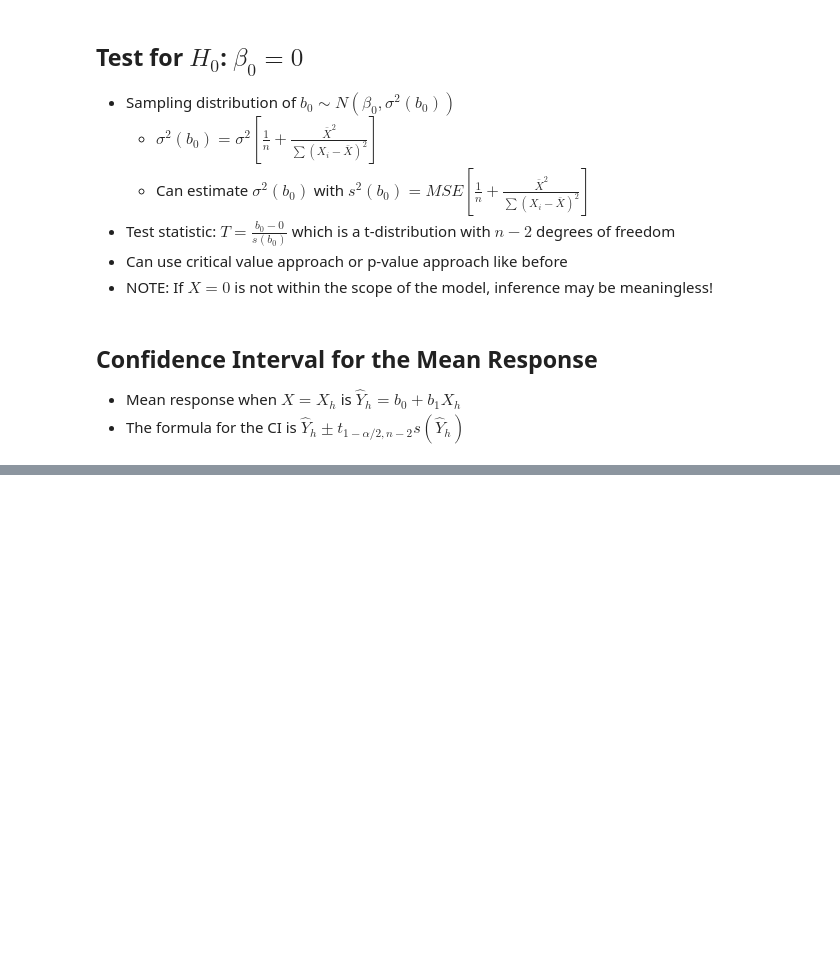
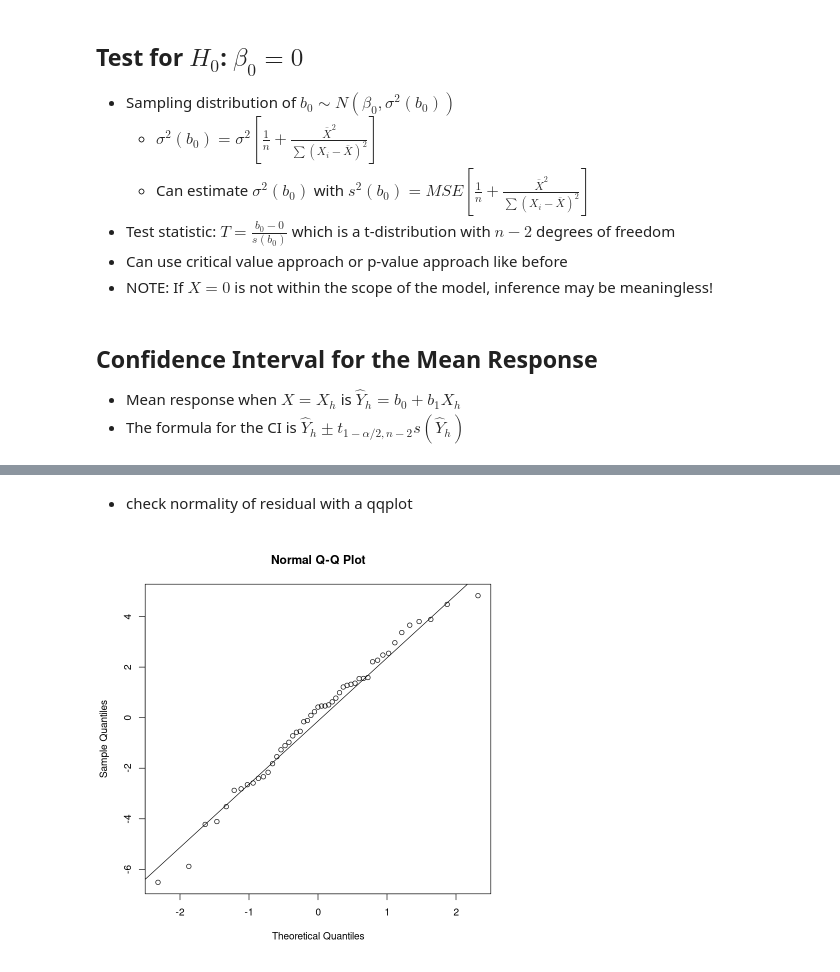
Before and after one commit to TrevorBushnell/STEM-Notes, a Jupyter notebook: MATH425 Applied Statistical Models/D - Inferences in Regression Analysis.ipynb, the cells around one changed output, grey strips where cells are left out. Cells and saved outputs as stored; diff of their text form; code cells hidden in the pictures; blank space fills up the shorter version.

```diff
--- a/MATH425 Applied Statistical Models/D - Inferences in Regression Analysis.ipynb
+++ b/MATH425 Applied Statistical Models/D - Inferences in Regression Analysis.ipynb
@@ -120,0 +174,7 @@ $$
+# %% [markdown]
+* check normality of residual with a qqplot
+# %%
+qqnorm(resid(data_reg))
+qqline(resid(data_reg))
+# %% [output]
+[figure, added]
```
Also changed, not shown: parts of 12 cells of this notebook, 5 other files.
